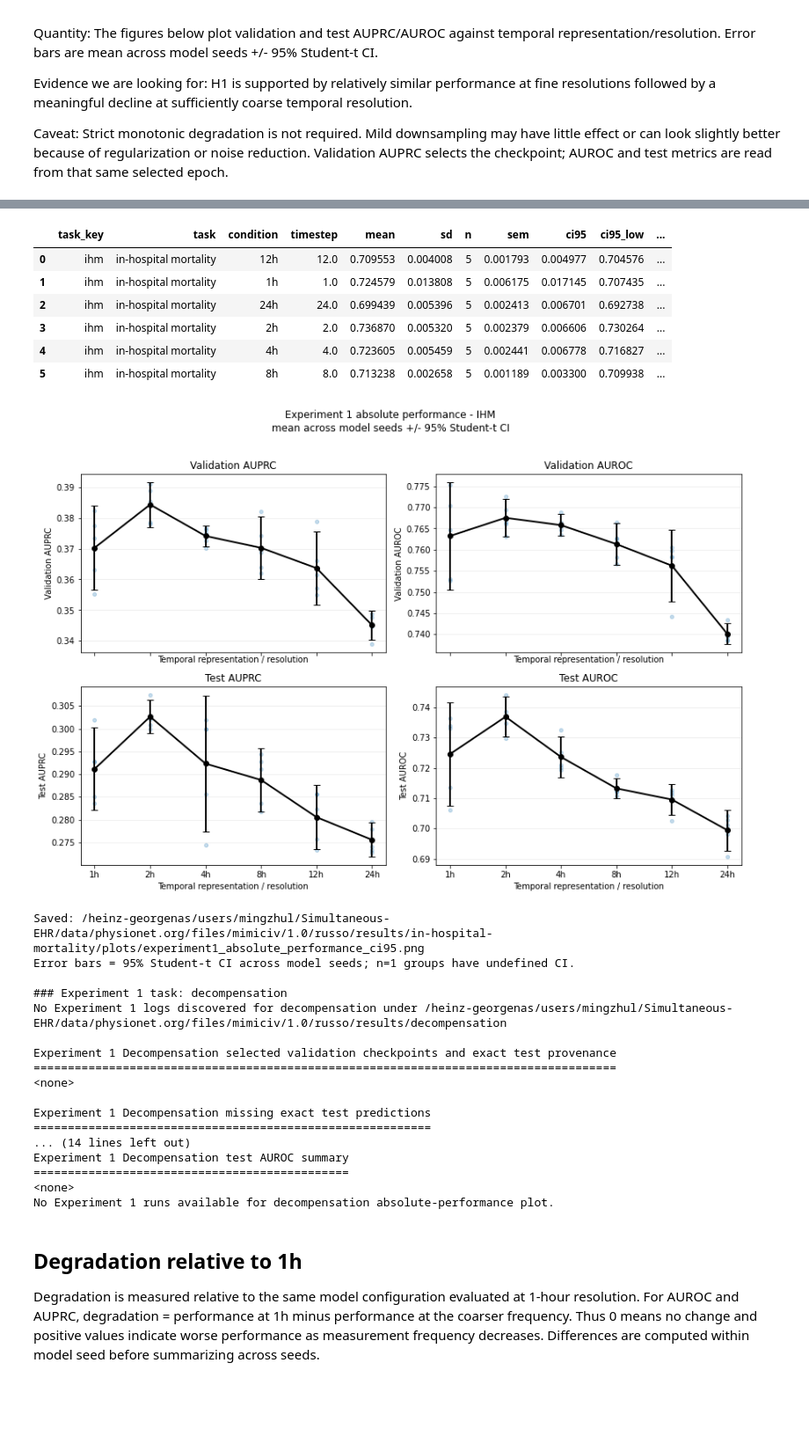
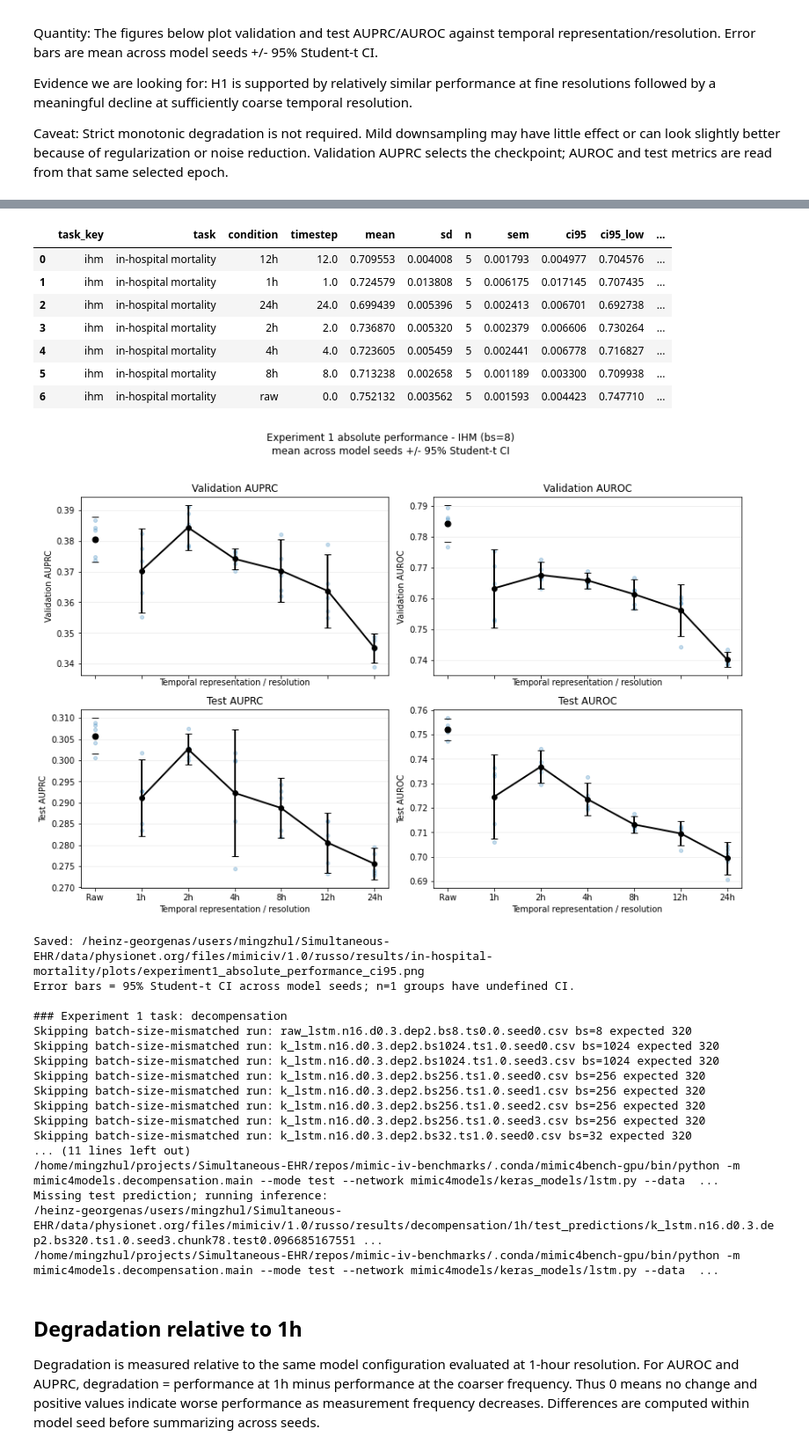
Before and after one commit to Ilovecodingforever/mimic-iv-benchmarks, a Jupyter notebook: visualizers/visualize_exp1_frequency.ipynb, the cells around one changed output, grey strips where cells are left out. Shown at 88% size. Saved outputs shown, nothing was run; the diff lists cells and outputs as text; code cells hidden in the pictures; blank space fills up the shorter version.

Commit message:
visualize update

```diff
--- a/visualizers/visualize_exp1_frequency.ipynb
+++ b/visualizers/visualize_exp1_frequency.ipynb
@@ -69,10 +69,16 @@ EXP1_EXPECTED_CONFIG = {
     "prefix": "",
 }
 
+EXP1_BATCH_SIZE_BY_TASK = {
+    "ihm": 8,
+    "decomp": 320,
+}
+
 EXP1_TASKS = {
     "ihm": {
         "task": "in-hospital mortality",
         "label": "IHM",
+        "batch_size": EXP1_BATCH_SIZE_BY_TASK["ihm"],
         "module": "mimic4models.in_hospital_mortality.main",
         "data_dir": PROJECT_DATA_ROOT / "data/in-hospital-mortality",
         "results_dir": PROJECT_DATA_ROOT / "results/in-hospital-mortality",
@@ -85,6 +91,7 @@ EXP1_TASKS = {
     "decomp": {
         "task": "decompensation",
         "label": "Decompensation",
+        "batch_size": EXP1_BATCH_SIZE_BY_TASK["decomp"],
         "module": "mimic4models.decompensation.main",
         "data_dir": PROJECT_DATA_ROOT / "data/decompensation",
         "results_dir": PROJECT_DATA_ROOT / "results/decompensation",
@@ -177,7 +184,7 @@ def exp1_model_type_for_name(name):
     return None
 
 
-def parse_exp1_run(path, condition):
+def parse_exp1_run(path, condition, config):
     name = path.name
     model_type = exp1_model_type_for_name(name)
     if model_type is None:
@@ -210,7 +217,7 @@ def parse_exp1_run(path, condition):
         "dropout": _search(r"\.d([0-9]+(?:\.[0-9]+)?)(?=\.dep|\.|$)", name, float, EXP1_EXPECTED_CONFIG["dropout"]),
         "rec_dropout": _search(r"\.rd([0-9]+(?:\.[0-9]+)?)(?=\.|$)", name, float, EXP1_EXPECTED_CONFIG["rec_dropout"]),
         "batch_norm": re.search(r"\.bn(?=\.|$)", name) is not None,
-        "batch_size": _search(r"\.bs(\d+)", name, int, EXP1_EXPECTED_CONFIG["batch_size"]),
+        "batch_size": _search(r"\.bs(\d+)", name, int, config["batch_size"]),
         "l1": _search(r"\.L1([0-9.eE+-]+)(?=\.|$)", name, float, EXP1_EXPECTED_CONFIG["l1"]),
         "l2": _search(r"\.L2([0-9.eE+-]+)(?=\.|$)", name, float, EXP1_EXPECTED_CONFIG["l2"]),
         "target_repl_coef": _search(r"\.trc([0-9]+(?:\.[0-9]+)?)(?=\.|$)", name, float, EXP1_EXPECTED_CONFIG["target_repl_coef"]),
@@ -329,11 +336,15 @@ def analyze_exp1_task(task_key, config):
         }
 
     for condition, log_path in discovered_logs:
-        run = parse_exp1_run(log_path, condition)
+        run = parse_exp1_run(log_path, condition, config)
         if run is None:
             print("Skipping unrecognized filename:", log_path.name)
             continue
         if run["seed"] not in EXPECTED_MODEL_SEEDS:
+            continue
+        if int(run["batch_size"]) != int(config["batch_size"]):
+            print("Skipping batch-size-mismatched run: {} bs={} expected {}".format(
+                log_path.name, run["batch_size"], config["batch_size"]))
             continue
         best = read_validation_log(log_path, only_complete=EXP1_ONLY_COMPLETE_RUNS)
         if best is None:
@@ -386,6 +397,10 @@ def exp1_present_conditions(df):
     return [c for c in EXP1_CONDITIONS if c in present]
 
 
+def exp1_label_with_bs(config):
+    return "{} (bs={})".format(config["label"], int(config["batch_size"]))
+
+
 def _plot_exp1_summary_with_raw(ax, config, summary, raw_df, raw_metric, ylabel, title):
     if summary is None or len(summary) == 0:
         ax.text(0.5, 0.5, "NOT AVAILABLE", transform=ax.transAxes, ha="center", va="center")
@@ -428,7 +443,7 @@ def plot_exp1_absolute_performance(task_key, config, result):
     for ax, (summary, raw_df, raw_metric, ylabel, row_label, metric_label) in zip(axes.ravel(), specs):
         _plot_exp1_summary_with_raw(
             ax, config, summary, raw_df, raw_metric, ylabel, "{} {}".format(row_label, metric_label))
-    fig.suptitle("Experiment 1 absolute performance - {}\nmean across model seeds +/- 95% Student-t CI".format(config["label"]), y=1.02)
+    fig.suptitle("Experiment 1 absolute performance - {}\nmean across model seeds +/- 95% Student-t CI".format(exp1_label_with_bs(config)), y=1.02)
     fig.tight_layout()
     config["output_dir"].mkdir(parents=True, exist_ok=True)
     output_path = config["output_dir"] / "experiment1_absolute_performance_ci95.png"
@@ -441,16 +456,17 @@ def plot_exp1_absolute_performance(task_key, config, result):
 EXP1_RESULTS = {}
 for task_key, config in EXP1_TASKS.items():
     print("\n### Experiment 1 task: {}".format(config["task"]))
+    task_label = exp1_label_with_bs(config)
     result = analyze_exp1_task(task_key, config)
     EXP1_RESULTS[task_key] = result
-    show_table("Experiment 1 {} selected validation checkpoints and exact test provenance".format(config["label"]), result["runs"], max_rows=300)
-    show_table("Experiment 1 {} missing exact test predictions".format(config["label"]), result["missing_predictions"], max_rows=200)
+    show_table("Experiment 1 {} selected validation checkpoints and exact test provenance".format(task_label), result["runs"], max_rows=300)
+    show_table("Experiment 1 {} missing exact test predictions".format(task_label), result["missing_predictions"], max_rows=200)
     if len(result["runs"]):
         warn_incomplete_seed_sets(result["runs"], ["condition"])
-    show_table("Experiment 1 {} validation AUPRC summary".format(config["label"]), result["val_auprc_summary"])
-    show_table("Experiment 1 {} validation AUROC summary".format(config["label"]), result["val_auroc_summary"])
-    show_table("Experiment 1 {} test AUPRC summary".format(config["label"]), result["test_auprc_summary"])
-    show_table("Experiment 1 {} test AUROC summary".format(config["label"]), result["test_auroc_summary"])
+    show_table("Experiment 1 {} validation AUPRC summary".format(task_label), result["val_auprc_summary"])
+    show_table("Experiment 1 {} validation AUROC summary".format(task_label), result["val_auroc_summary"])
+    show_table("Experiment 1 {} test AUPRC summary".format(task_label), result["test_auprc_summary"])
+    show_table("Experiment 1 {} test AUROC summary".format(task_label), result["test_auroc_summary"])
     if len(result["runs"]) and not len(result["test_available"]):
         print("No exact validation-selected test predictions available for {} test panels.".format(config["task"]))
     plot_exp1_absolute_performance(task_key, config, result)
@@ -534,28 +549,29 @@ Experiment 1 IHM test AUROC summary
 |  | task_key | task | condition | timestep | mean | sd | n | sem | ci95 | ci95_low | ... |
 | 0 | ihm | in-hospital mortality | 12h | 12.0 | 0.709553 | 0.004008 | 5 | 0.001793 | 0.004977 | 0.704576 | ... |
 | 1 | ihm | in-hospital mortality | 1h | 1.0 | 0.724579 | 0.013808 | 5 | 0.006175 | 0.017145 | 0.707435 | ... |
 | 2 | ihm | in-hospital mortality | 24h | 24.0 | 0.699439 | 0.005396 | 5 | 0.002413 | 0.006701 | 0.692738 | ... |
 | 3 | ihm | in-hospital mortality | 2h | 2.0 | 0.736870 | 0.005320 | 5 | 0.002379 | 0.006606 | 0.730264 | ... |
 | 4 | ihm | in-hospital mortality | 4h | 4.0 | 0.723605 | 0.005459 | 5 | 0.002441 | 0.006778 | 0.716827 | ... |
 | 5 | ihm | in-hospital mortality | 8h | 8.0 | 0.713238 | 0.002658 | 5 | 0.001189 | 0.003300 | 0.709938 | ... |
+| 6 | ihm | in-hospital mortality | raw | 0.0 | 0.752132 | 0.003562 | 5 | 0.001593 | 0.004423 | 0.747710 | ... |
-[figure, old version]
+[figure, new version]
 Saved: /heinz-georgenas/users/mingzhul/Simultaneous-EHR/data/physionet.org/files/mimiciv/1.0/russo/results/in-hospital-mortality/plots/experiment1_absolute_performance_ci95.png
 Error bars = 95% Student-t CI across model seeds; n=1 groups have undefined CI.
 
 ### Experiment 1 task: decompensation
-No Experiment 1 logs discovered for decompensation under /heinz-georgenas/users/mingzhul/Simultaneous-EHR/data/physionet.org/files/mimiciv/1.0/russo/results/decompensation
-
-Experiment 1 Decompensation selected validation checkpoints and exact test provenance
-=====================================================================================
-<none>
-
-Experiment 1 Decompensation missing exact test predictions
-==========================================================
-... (14 lines left out)
-Experiment 1 Decompensation test AUROC summary
-==============================================
-<none>
-No Experiment 1 runs available for decompensation absolute-performance plot.
+Skipping batch-size-mismatched run: raw_lstm.n16.d0.3.dep2.bs8.ts0.0.seed0.csv bs=8 expected 320
+Skipping batch-size-mismatched run: k_lstm.n16.d0.3.dep2.bs1024.ts1.0.seed0.csv bs=1024 expected 320
+Skipping batch-size-mismatched run: k_lstm.n16.d0.3.dep2.bs1024.ts1.0.seed3.csv bs=1024 expected 320
+Skipping batch-size-mismatched run: k_lstm.n16.d0.3.dep2.bs256.ts1.0.seed0.csv bs=256 expected 320
+Skipping batch-size-mismatched run: k_lstm.n16.d0.3.dep2.bs256.ts1.0.seed1.csv bs=256 expected 320
+Skipping batch-size-mismatched run: k_lstm.n16.d0.3.dep2.bs256.ts1.0.seed2.csv bs=256 expected 320
+Skipping batch-size-mismatched run: k_lstm.n16.d0.3.dep2.bs256.ts1.0.seed3.csv bs=256 expected 320
+Skipping batch-size-mismatched run: k_lstm.n16.d0.3.dep2.bs32.ts1.0.seed0.csv bs=32 expected 320
+... (11 lines left out)
+/home/mingzhul/projects/Simultaneous-EHR/repos/mimic-iv-benchmarks/.conda/mimic4bench-gpu/bin/python -m mimic4models.decompensation.main --mode test --network mimic4models/keras_models/lstm.py --data  ...
+Missing test prediction; running inference:
+/heinz-georgenas/users/mingzhul/Simultaneous-EHR/data/physionet.org/files/mimiciv/1.0/russo/results/decompensation/1h/test_predictions/k_lstm.n16.d0.3.dep2.bs320.ts1.0.seed3.chunk78.test0.096685167551 ...
+/home/mingzhul/projects/Simultaneous-EHR/repos/mimic-iv-benchmarks/.conda/mimic4bench-gpu/bin/python -m mimic4models.decompensation.main --mode test --network mimic4models/keras_models/lstm.py --data  ...
 # %% [markdown]
 ## Degradation relative to 1h
 
```
Also changed, not shown: parts of 2 cells of this notebook, 7 other files.
